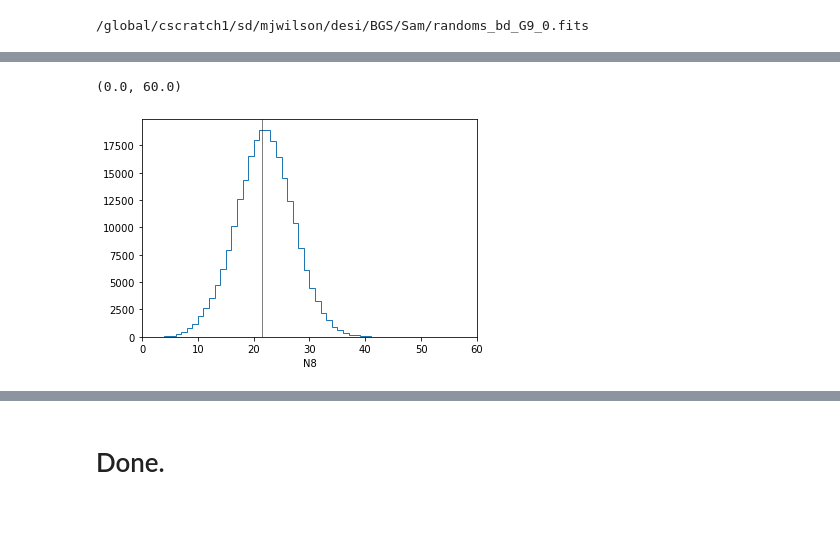
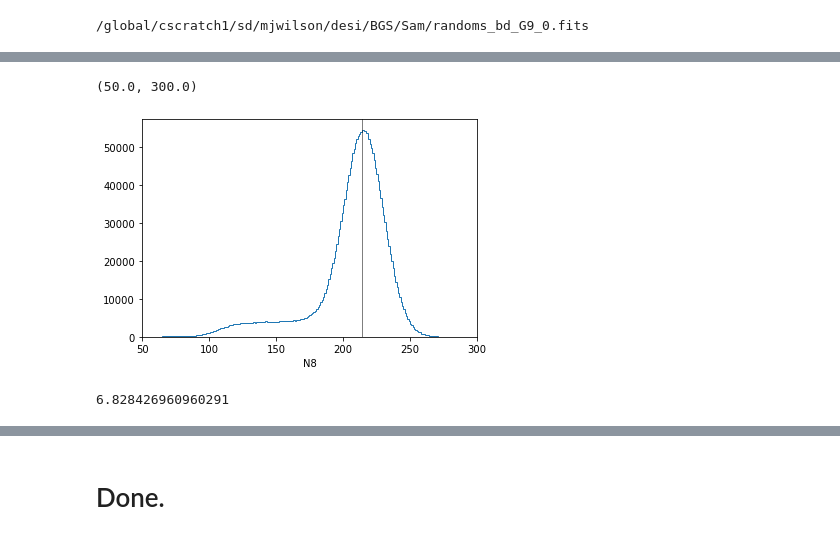
Before and after one commit to SgmAstro/DESI, a Jupyter notebook: randoms_qa.ipynb, the cells around one changed output, grey strips where cells are left out. Drawn from its saved outputs; the diff is of its cells as text; code cells hidden in the pictures.

```diff
--- a/randoms_qa.ipynb
+++ b/randoms_qa.ipynb
@@ -140,11 +144,15 @@ print('{:.3f}\t{:.3f}\t{:.3f}\t{:.3f}'.format(len(rand) / 1.e6, rand_density, nr
 # %%
-_ = pl.hist(rand['N8'], bins=np.arange(0, 200, 1), histtype='step')
+_ = pl.hist(rand['N8'], bins=np.arange(0, 300, 1), histtype='step')
 pl.axvline(nrand_sphere8, c='k', lw=0.5)
 pl.xlabel('N8')
-pl.xlim(0.0, 60.)
+pl.xlim(50., 300.)
 # %% [output]
-(0.0, 60.0)
+(50.0, 300.0)
-[figure, old version]
+[figure, new version]
+# %%
+100. * np.sqrt(nrand_sphere8) / nrand_sphere8
+# %% [output]
+6.828426960960291
 # %%
 isin = rand['IS_BOUNDARY'].astype(bool)
 
```
Also changed, not shown: parts of 20 cells of this notebook, 1 other file.
